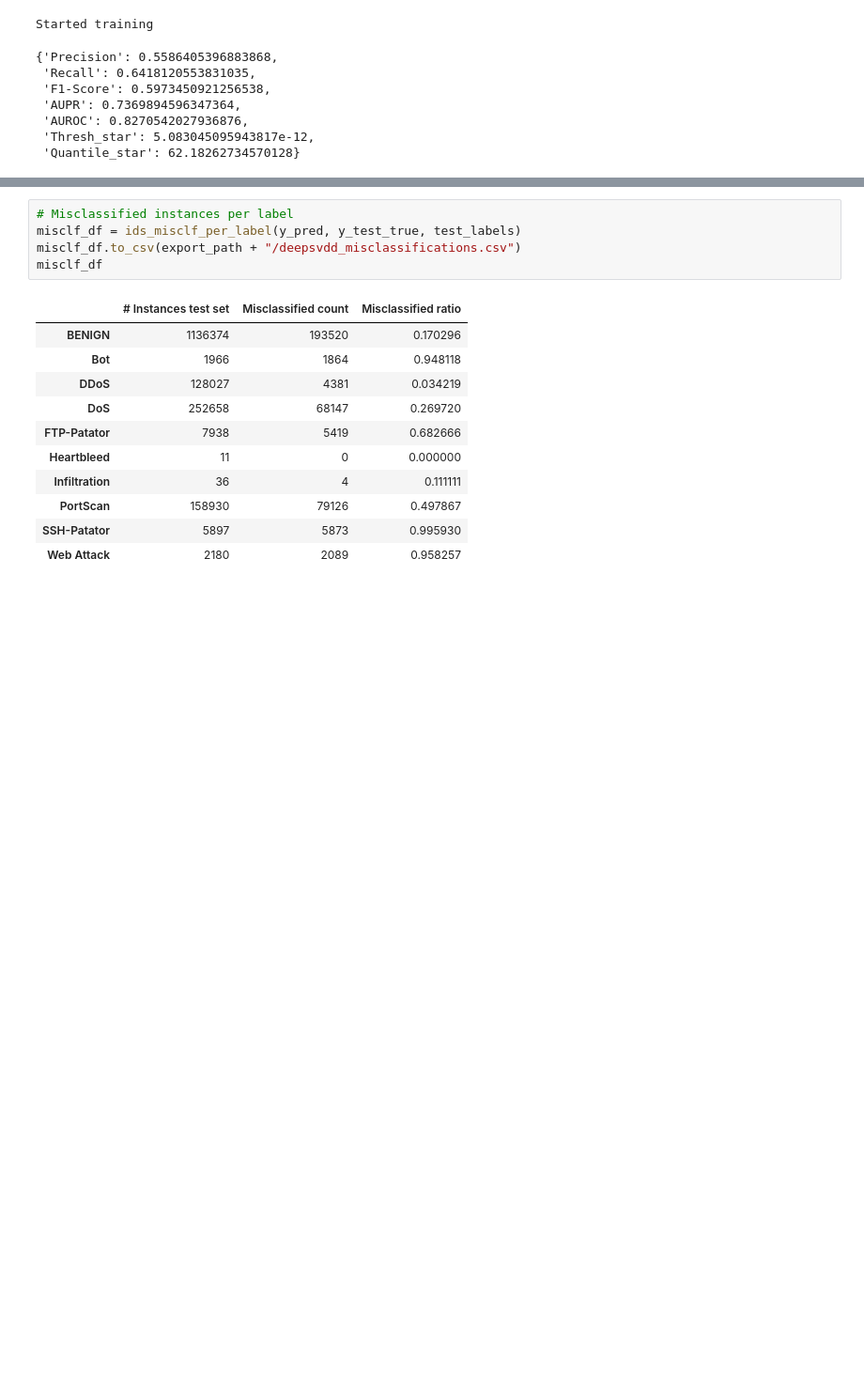
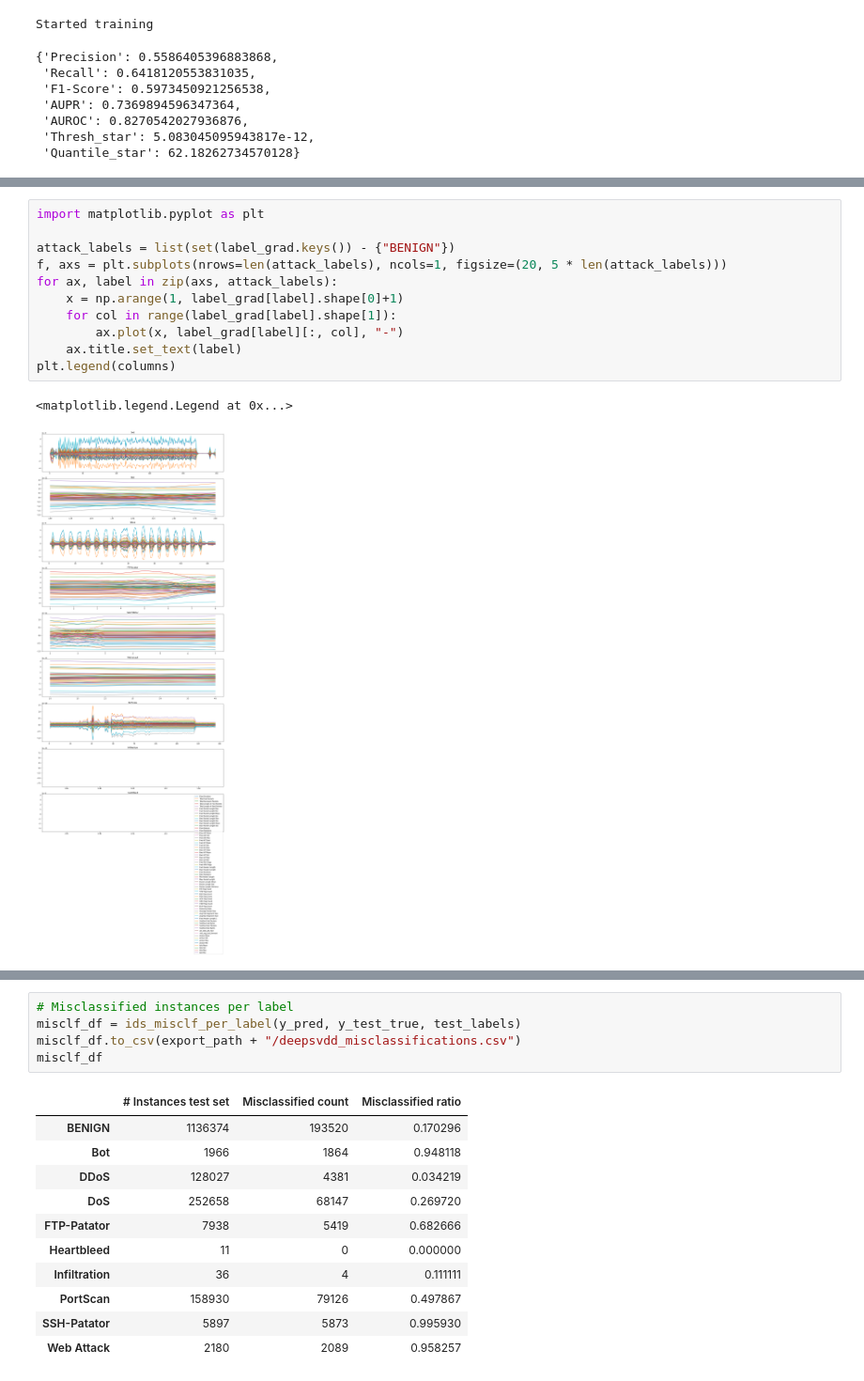
Before and after one commit to ireydiak/anomaly_detection_NRCAN, a Jupyter notebook: notebooks/multiclass_ids.ipynb, the cells around one changed output, grey strips where cells are left out. Shown at 94% size. Saved outputs shown, nothing was run; the diff lists cells and outputs as text; blank space fills up the shorter version.

```diff
--- a/notebooks/multiclass_ids.ipynb
+++ b/notebooks/multiclass_ids.ipynb
@@ -103,0 +160,14 @@ dsvdd_trainer.plot_metrics(export_path)
+# %%
+import matplotlib.pyplot as plt
+
+attack_labels = list(set(label_grad.keys()) - {"BENIGN"})
+f, axs = plt.subplots(nrows=len(attack_labels), ncols=1, figsize=(20, 5 * len(attack_labels)))
+for ax, label in zip(axs, attack_labels):
+    x = np.arange(1, label_grad[label].shape[0]+1)
+    for col in range(label_grad[label].shape[1]):
+        ax.plot(x, label_grad[label][:, col], "-")
+    ax.title.set_text(label)
+plt.legend(columns)
+# %% [output]
+<matplotlib.legend.Legend at 0x...>
+[figure, added]
```
Also changed, not shown: parts of 15 cells of this notebook, 2 other files.
